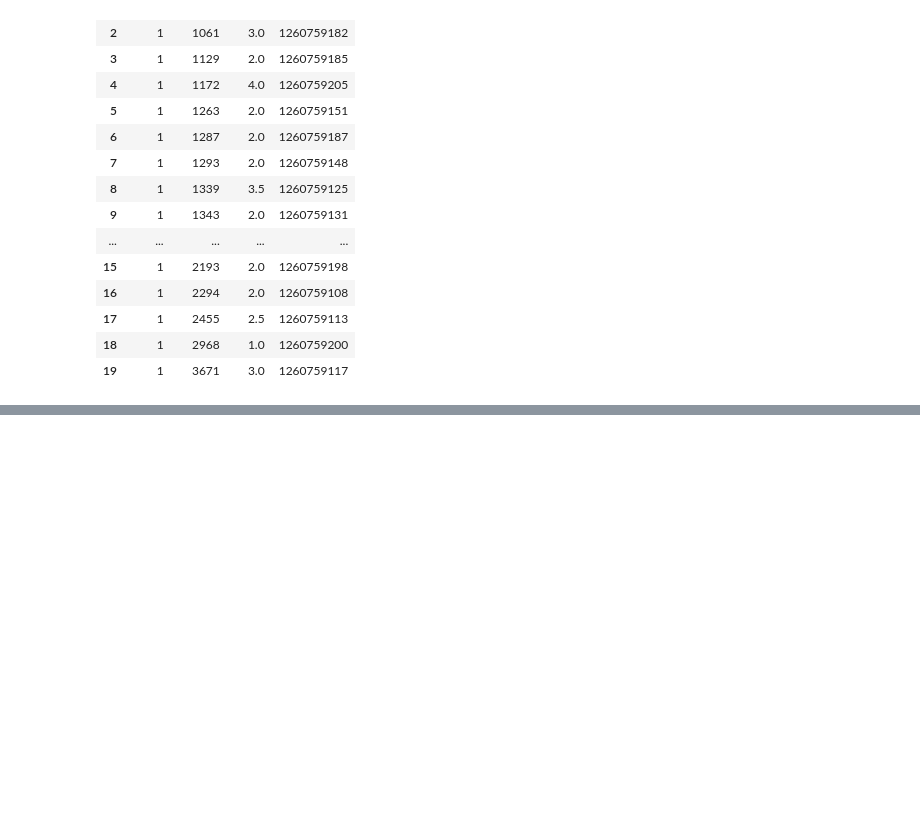
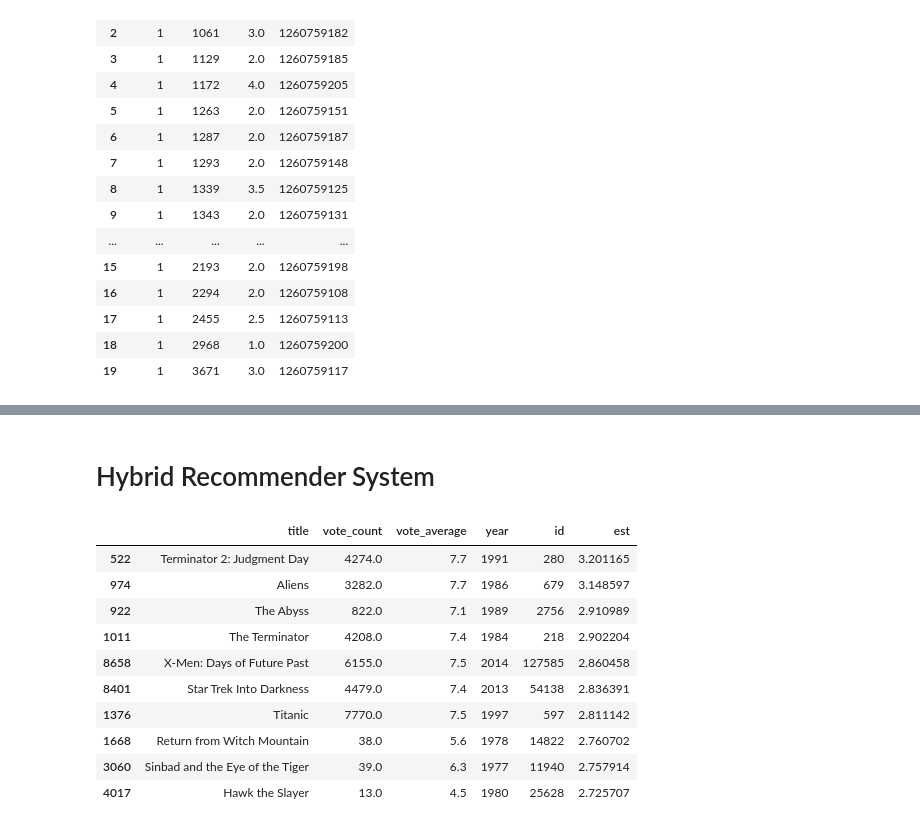
Before and after one commit to madmax1122/DMP-Movie-Recommender, a Jupyter notebook: Movie RS code.ipynb, the cells around one changed output, grey strips where cells are left out. Cells and saved outputs as stored; diff of their text form; code cells hidden in the pictures; blank space fills up the shorter version.

```diff
--- a/Movie RS code.ipynb
+++ b/Movie RS code.ipynb
@@ -272,0 +417,45 @@ Prediction(uid=1, iid=302, r_ui=3, est=2.6950930366096313, details={'was_impossi
+# %% [markdown]
+# Hybrid Recommender System
+# %%
+def convert_int(x):
+    try:
+        return int(x)
+    except:
+        return np.nan
+# %%
+id_map = pd.read_csv('/Users/KAPIL KUMAR SHARMA/Desktop/Personal DOC/Projects/Movie Recommender/Dataset/links_small.csv')[['movieId', 'tmdbId']]
+id_map['tmdbId'] = id_map['tmdbId'].apply(convert_int)
+id_map.columns = ['movieId', 'id']
+id_map = id_map.merge(smd[['title', 'id']], on='id').set_index('title')
+# %%
+indices_map = id_map.set_index('id')
+# %%
+def hybrid(userId, title):
+    idx = indices[title]
+    tmdbId = id_map.loc[title]['id']
+    #print(idx)
+    movie_id = id_map.loc[title]['movieId']
+
+    sim_scores = list(enumerate(cosine_sim[int(idx)]))
+    sim_scores = sorted(sim_scores, key=lambda x: x[1], reverse=True)
+    sim_scores = sim_scores[1:26]
+    movie_indices = [i[0] for i in sim_scores]
+
+    movies = smd.iloc[movie_indices][['title', 'vote_count', 'vote_average', 'year', 'id']]
+    movies['est'] = movies['id'].apply(lambda x: svd.predict(userId, indices_map.loc[x]['movieId']).est)
+    movies = movies.sort_values('est', ascending=False)
+    return movies.head(10)
+# %%
+hybrid(1, 'Avatar')
+# %% [output]
+|  | title | vote_count | vote_average | year | id | est |
+| 522 | Terminator 2: Judgment Day | 4274.0 | 7.7 | 1991 | 280 | 3.201165 |
+| 974 | Aliens | 3282.0 | 7.7 | 1986 | 679 | 3.148597 |
+| 922 | The Abyss | 822.0 | 7.1 | 1989 | 2756 | 2.910989 |
+| 1011 | The Terminator | 4208.0 | 7.4 | 1984 | 218 | 2.902204 |
+| 8658 | X-Men: Days of Future Past | 6155.0 | 7.5 | 2014 | 127585 | 2.860458 |
+| 8401 | Star Trek Into Darkness | 4479.0 | 7.4 | 2013 | 54138 | 2.836391 |
+| 1376 | Titanic | 7770.0 | 7.5 | 1997 | 597 | 2.811142 |
+| 1668 | Return from Witch Mountain | 38.0 | 5.6 | 1978 | 14822 | 2.760702 |
+| 3060 | Sinbad and the Eye of the Tiger | 39.0 | 6.3 | 1977 | 11940 | 2.757914 |
+| 4017 | Hawk the Slayer | 13.0 | 4.5 | 1980 | 25628 | 2.725707 |
```
Also changed, not shown: parts of 25 cells of this notebook.
